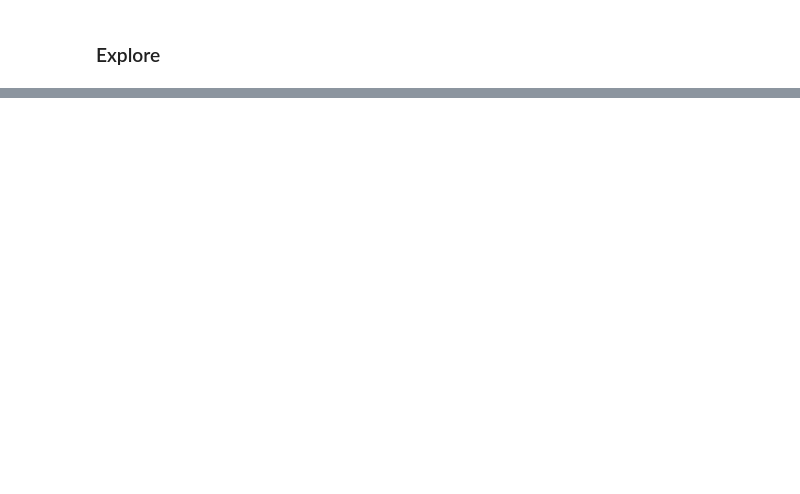
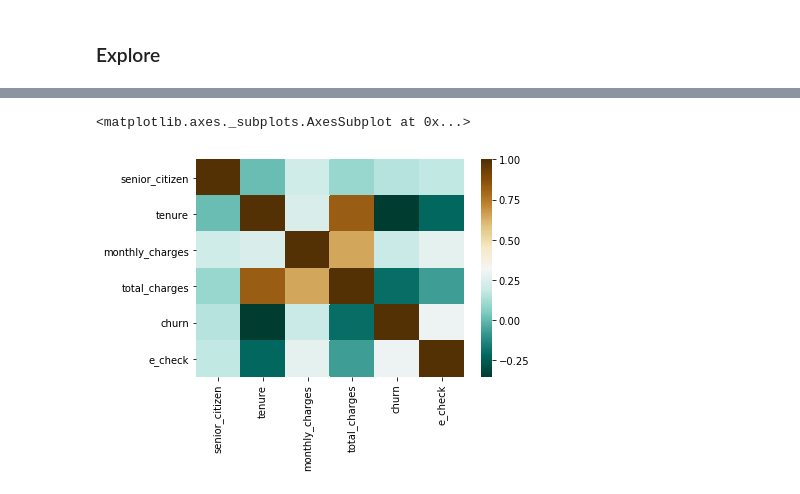
Before and after one commit to DomPedrotti/Classification_Project, a Jupyter notebook: mvp.ipynb, the cells around one changed output, grey strips where cells are left out. Cells and saved outputs as stored; diff of their text form; code cells hidden in the pictures; blank space fills up the shorter version.

```diff
--- a/mvp.ipynb
+++ b/mvp.ipynb
@@ -295,0 +338,5 @@ train_scaled
+# %%
+sns.heatmap(train_scaled.corr(), cmap = 'BrBG_r')
+# %% [output]
+<matplotlib.axes._subplots.AxesSubplot at 0x...>
+[figure, added]
```
Also changed, not shown: parts of 30 cells of this notebook.
